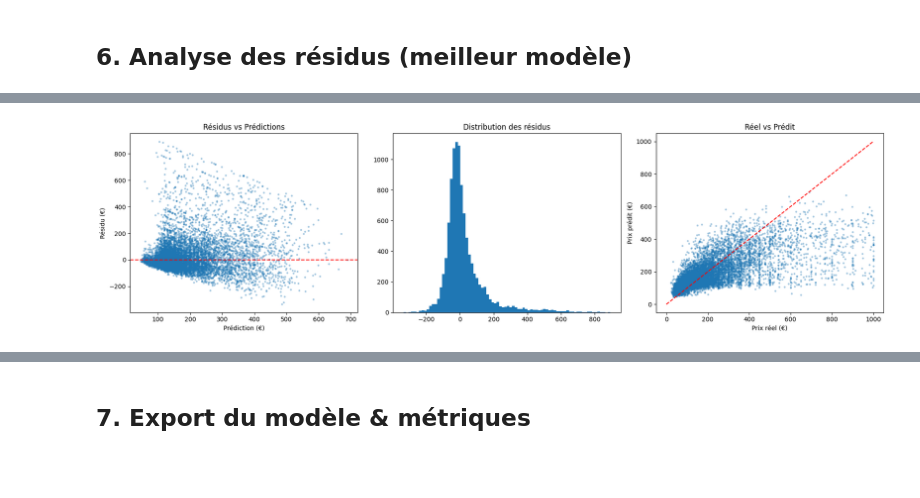
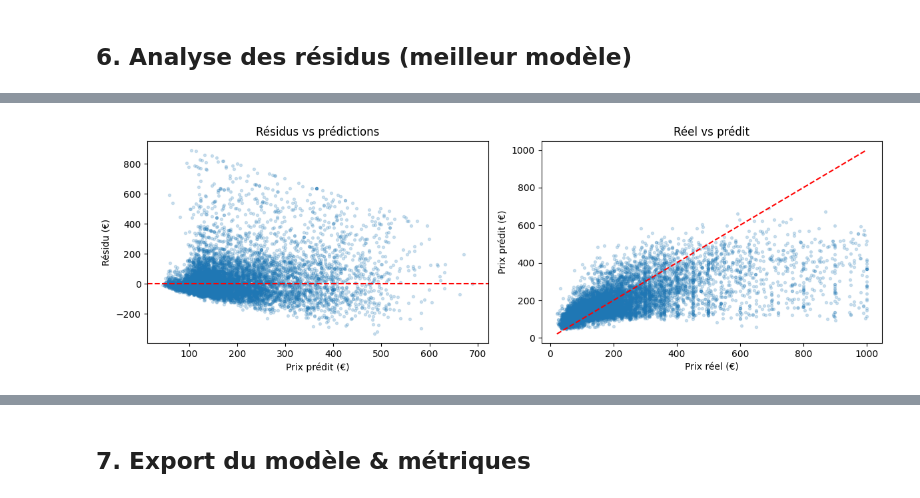
Before and after one commit to Ismaelito91/airbnb-paris-price-predictor, a Jupyter notebook: notebooks/airbnb.ipynb, the cells around one changed output, grey strips where cells are left out. Drawn from its saved outputs; the diff is of its cells as text; code cells hidden in the pictures; blank space fills up the shorter version.

```diff
--- a/notebooks/airbnb.ipynb
+++ b/notebooks/airbnb.ipynb
@@ -383,15 +394,23 @@ preprocessor = ColumnTransformer(
 ## 5. Modélisation & Comparaison (CV 5-fold)
 # %%
 models = {
+
     "LinearRegression": LinearRegression(),
+
     "Ridge": Ridge(alpha=1.0),
-    "RandomForest": RandomForestRegressor(n_estimators=100, random_state=42, n_jobs=-1),
-    "GradientBoosting": GradientBoostingRegressor(n_estimators=100, random_state=42),
+
+    "RandomForest": RandomForestRegressor(n_estimators=100, random_state=SEED, n_jobs=-1),
+
+    "GradientBoosting": GradientBoostingRegressor(n_estimators=100, random_state=SEED),
+
 }
 
 results = {}
 
+cv = KFold(n_splits=5, shuffle=True, random_state=SEED)
+
 for name, model in models.items():
+
     pipe = Pipeline([("preprocessor", preprocessor), ("model", model)])
 
     # TransformedTargetRegressor avec log1p/expm1
@@ -400,7 +419,7 @@ for name, model in models.items():
     )
 
     scoring = {"r2": "r2", "mae": "neg_mean_absolute_error"}
-    cv_results = cross_validate(ttr, X, y, cv=5, scoring=scoring)
+    cv_results = cross_validate(ttr, X, y, cv=cv, scoring=scoring)
 
     r2_mean = cv_results["test_r2"].mean()
     r2_std = cv_results["test_r2"].std()
@@ -444,22 +634,23 @@ Meilleur modèle: GradientBoosting
 # %%
-fig, axes = plt.subplots(1, 3, figsize=(18, 5))
+# 4) Visualiser simplement les erreurs avec deux graphes faciles à lire : résidus vs prédictions, puis réel vs prédit
+fig, axes = plt.subplots(1, 2, figsize=(12, 4))
 
-axes[0].scatter(y_pred, residuals, alpha=0.3, s=5)
+axes[0].scatter(y_pred, residuals, alpha=0.2, s=8)
 axes[0].axhline(0, color="red", linestyle="--")
-axes[0].set_xlabel("Prédiction (€)")
+axes[0].set_title("Résidus vs prédictions")
+axes[0].set_xlabel("Prix prédit (€)")
 axes[0].set_ylabel("Résidu (€)")
-axes[0].set_title("Résidus vs Prédictions")
 
-axes[1].hist(residuals, bins=80)
-axes[1].set_title("Distribution des résidus")
+min_val = min(y_test.min(), y_pred.min())
+max_val = max(y_test.max(), y_pred.max())
 
-axes[2].scatter(y_test, y_pred, alpha=0.3, s=5)
-axes[2].plot([0, y_test.max()], [0, y_test.max()], "r--")
-axes[2].set_xlabel("Prix réel (€)")
-axes[2].set_ylabel("Prix prédit (€)")
-axes[2].set_title("Réel vs Prédit")
+axes[1].scatter(y_test, y_pred, alpha=0.2, s=8)
+axes[1].plot([min_val, max_val], [min_val, max_val], color="red", linestyle="--")
+axes[1].set_title("Réel vs prédit")
+axes[1].set_xlabel("Prix réel (€)")
+axes[1].set_ylabel("Prix prédit (€)")
 
 plt.tight_layout()
 plt.show()
 # %% [output]
-[figure, old version]
+[figure, new version]
```
Also changed, not shown: parts of 12 cells of this notebook, 2 other files.
